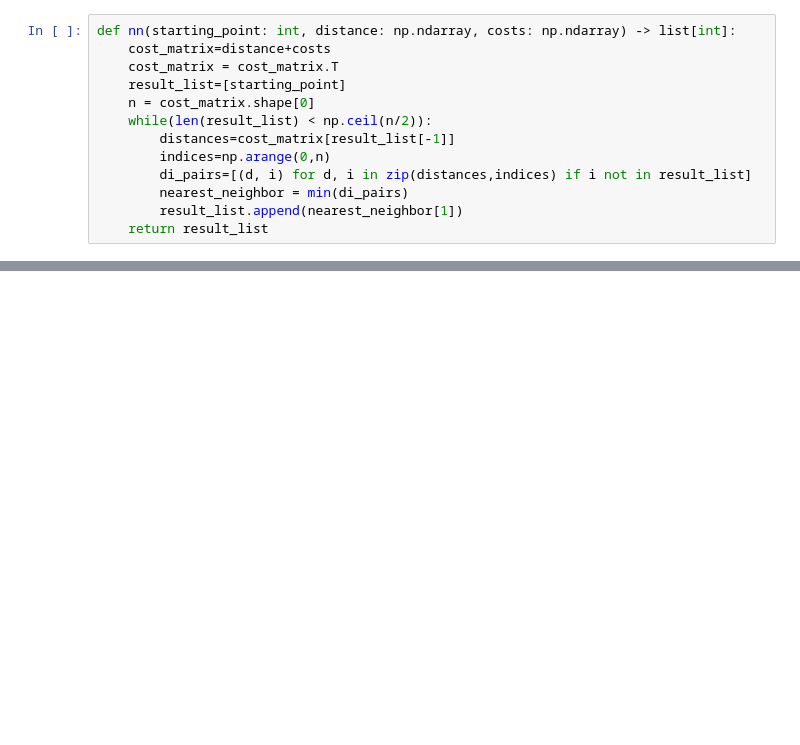
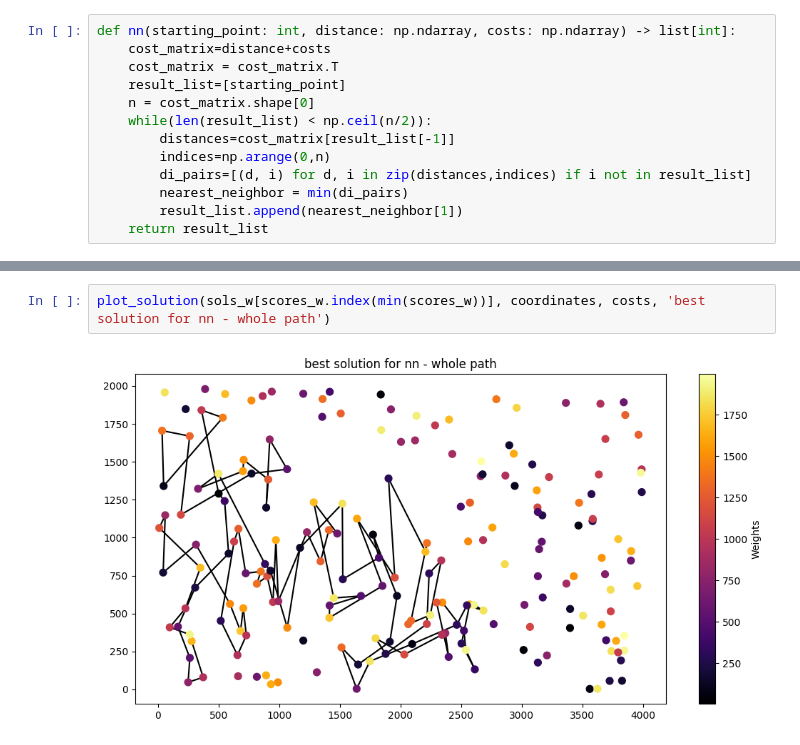
Before and after one commit to krzysztof-m-w/evolutionary_computation, a Jupyter notebook: lab1/ec1.ipynb, the cells around one changed output, grey strips where cells are left out. Drawn from its saved outputs; the diff is of its cells as text; blank space fills up the shorter version.

```diff
--- a/lab1/ec1.ipynb
+++ b/lab1/ec1.ipynb
@@ -60,0 +242,4 @@ def score(path: list, distance: np.ndarray, costs: np.ndarray) -> int:
+# %%
+plot_solution(sols_w[scores_w.index(min(scores_w))], coordinates, costs, 'best solution for nn - whole path')
+# %% [output]
+[figure, added]
```
Also changed, not shown: parts of 24 cells of this notebook.
